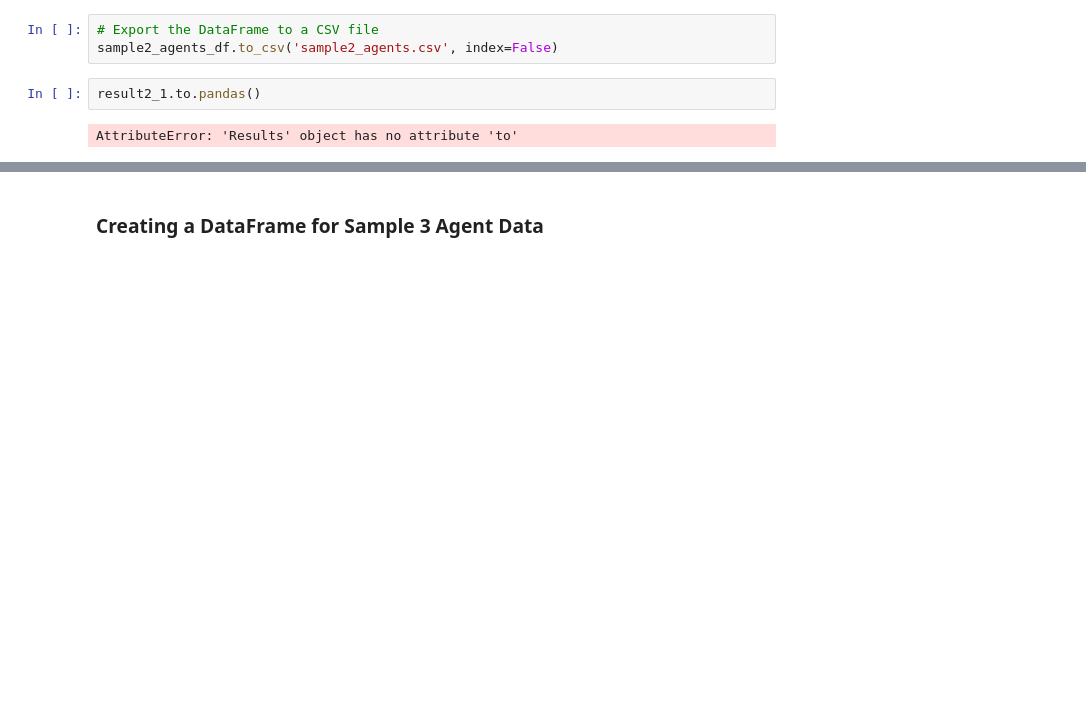
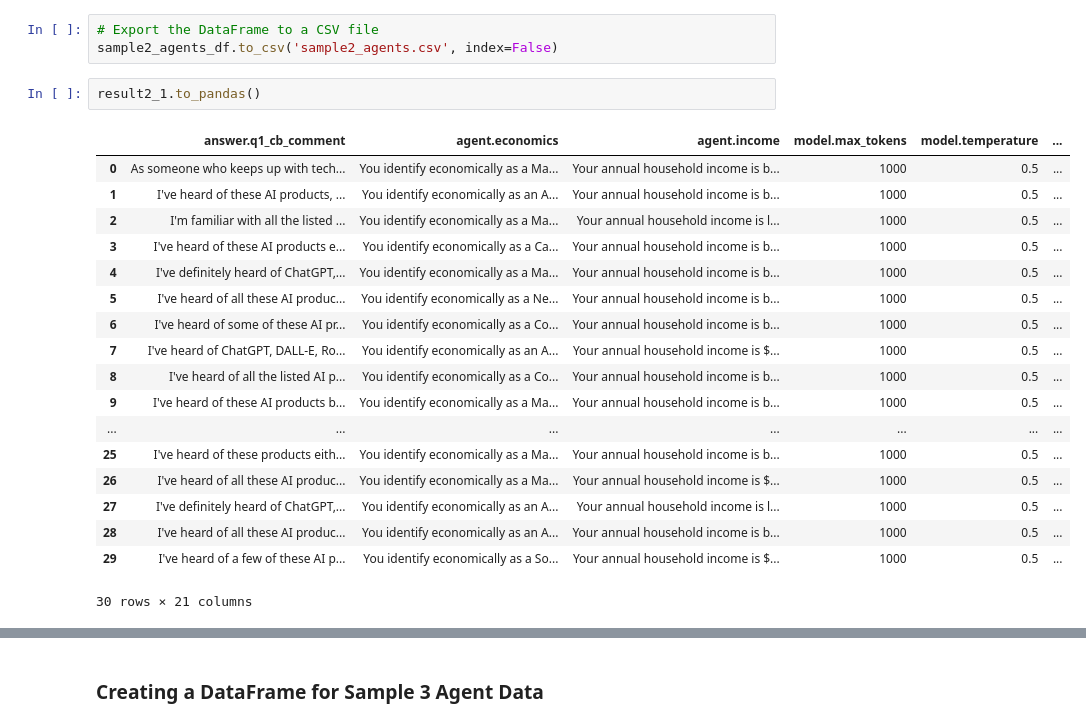
Before and after one commit to shylaatchison/Research, a Jupyter notebook: AI_Survey-Research/AI_Public_Opinion_Survey-Research.ipynb, the cells around one changed output, grey strips where cells are left out. Saved outputs shown, nothing was run; the diff lists cells and outputs as text; blank space fills up the shorter version.

```diff
--- a/AI_Survey-Research/AI_Public_Opinion_Survey-Research.ipynb
+++ b/AI_Survey-Research/AI_Public_Opinion_Survey-Research.ipynb
@@ -3866,7 +3866,24 @@ print(sample2_agents_df.head())
 # %%
 # Export the DataFrame to a CSV file
 sample2_agents_df.to_csv('sample2_agents.csv', index=False)
-# %%
-result2_1.to.pandas()
-# %% [output]
-AttributeError: 'Results' object has no attribute 'to'
+# %%
+result2_1.to_pandas()
+# %% [output]
+|  | answer.q1_cb_comment | agent.economics | agent.income | model.max_tokens | model.temperature | ... |
+| 0 | As someone who keeps up with tech... | You identify economically as a Ma... | Your annual household income is b... | 1000 | 0.5 | ... |
+| 1 | I've heard of these AI products, ... | You identify economically as an A... | Your annual household income is b... | 1000 | 0.5 | ... |
+| 2 | I'm familiar with all the listed ... | You identify economically as a Ma... | Your annual household income is l... | 1000 | 0.5 | ... |
+| 3 | I've heard of these AI products e... | You identify economically as a Ca... | Your annual household income is b... | 1000 | 0.5 | ... |
+| 4 | I've definitely heard of ChatGPT,... | You identify economically as a Ma... | Your annual household income is b... | 1000 | 0.5 | ... |
+| 5 | I've heard of all these AI produc... | You identify economically as a Ne... | Your annual household income is b... | 1000 | 0.5 | ... |
+| 6 | I've heard of some of these AI pr... | You identify economically as a Co... | Your annual household income is b... | 1000 | 0.5 | ... |
+| 7 | I've heard of ChatGPT, DALL-E, Ro... | You identify economically as an A... | Your annual household income is $... | 1000 | 0.5 | ... |
+| 8 | I've heard of all the listed AI p... | You identify economically as a Co... | Your annual household income is b... | 1000 | 0.5 | ... |
+| 9 | I've heard of these AI products b... | You identify economically as a Ma... | Your annual household income is b... | 1000 | 0.5 | ... |
+| ... | ... | ... | ... | ... | ... | ... |
+| 25 | I've heard of these products eith... | You identify economically as a Ma... | Your annual household income is b... | 1000 | 0.5 | ... |
+| 26 | I've heard of all these AI produc... | You identify economically as a Ma... | Your annual household income is $... | 1000 | 0.5 | ... |
+| 27 | I've definitely heard of ChatGPT,... | You identify economically as an A... | Your annual household income is l... | 1000 | 0.5 | ... |
+| 28 | I've heard of all these AI produc... | You identify economically as an A... | Your annual household income is b... | 1000 | 0.5 | ... |
+| 29 | I've heard of a few of these AI p... | You identify economically as a So... | Your annual household income is $... | 1000 | 0.5 | ... |
+30 rows × 21 columns
```
Also changed, not shown: parts of 1 cell of this notebook.
